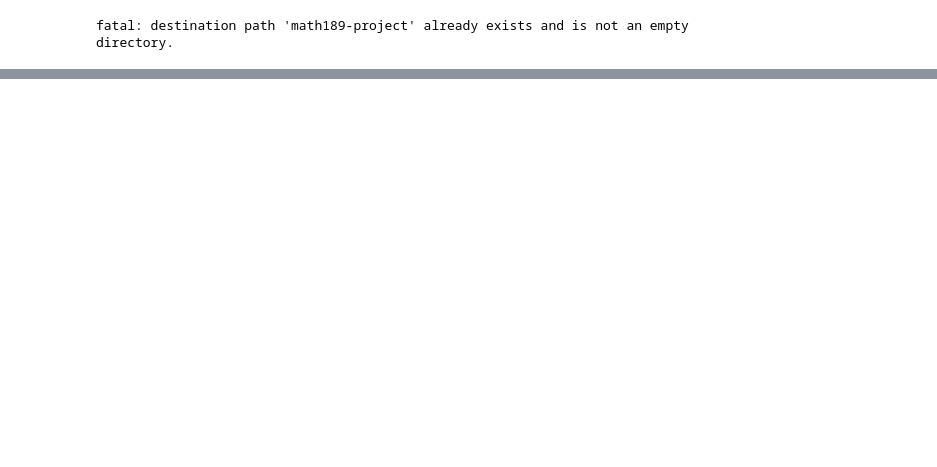
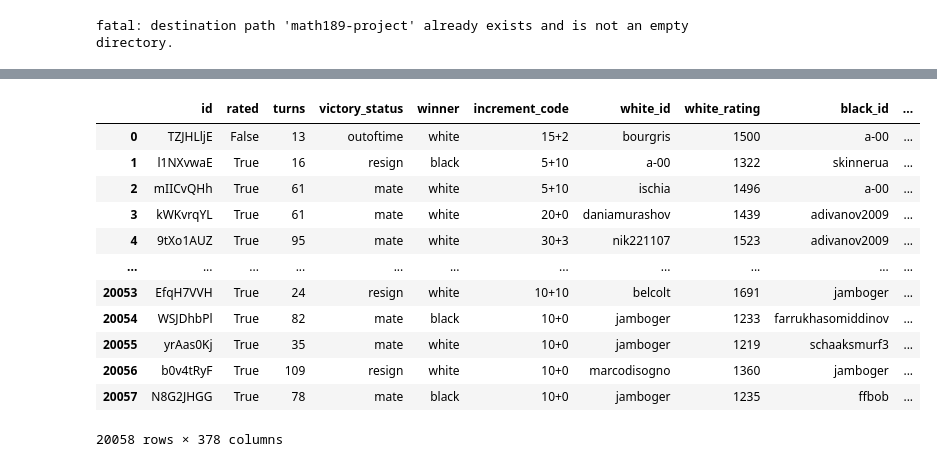
Before and after one commit to wkam3/math189-project, a Jupyter notebook: Math189.ipynb, the cells around one changed output, grey strips where cells are left out. Saved outputs shown, nothing was run; the diff lists cells and outputs as text; code cells hidden in the pictures; blank space fills up the shorter version.

```diff
--- a/Math189.ipynb
+++ b/Math189.ipynb
@@ -11,0 +86,16 @@ FileNotFoundError: [Errno 2] No such file or directory: 'games.csv'
+# %%
+df
+# %% [output]
+|  | id | rated | turns | victory_status | winner | increment_code | white_id | white_rating | black_id | ... |
+| 0 | TZJHLljE | False | 13 | outoftime | white | 15+2 | bourgris | 1500 | a-00 | ... |
+| 1 | l1NXvwaE | True | 16 | resign | black | 5+10 | a-00 | 1322 | skinnerua | ... |
+| 2 | mIICvQHh | True | 61 | mate | white | 5+10 | ischia | 1496 | a-00 | ... |
+| 3 | kWKvrqYL | True | 61 | mate | white | 20+0 | daniamurashov | 1439 | adivanov2009 | ... |
+| 4 | 9tXo1AUZ | True | 95 | mate | white | 30+3 | nik221107 | 1523 | adivanov2009 | ... |
+| ... | ... | ... | ... | ... | ... | ... | ... | ... | ... | ... |
+| 20053 | EfqH7VVH | True | 24 | resign | white | 10+10 | belcolt | 1691 | jamboger | ... |
+| 20054 | WSJDhbPl | True | 82 | mate | black | 10+0 | jamboger | 1233 | farrukhasomiddinov | ... |
+| 20055 | yrAas0Kj | True | 35 | mate | white | 10+0 | jamboger | 1219 | schaaksmurf3 | ... |
+| 20056 | b0v4tRyF | True | 109 | resign | white | 10+0 | marcodisogno | 1360 | jamboger | ... |
+| 20057 | N8G2JHGG | True | 78 | mate | black | 10+0 | jamboger | 1235 | ffbob | ... |
+20058 rows × 378 columns
```
Also changed, not shown: parts of 18 cells of this notebook.
